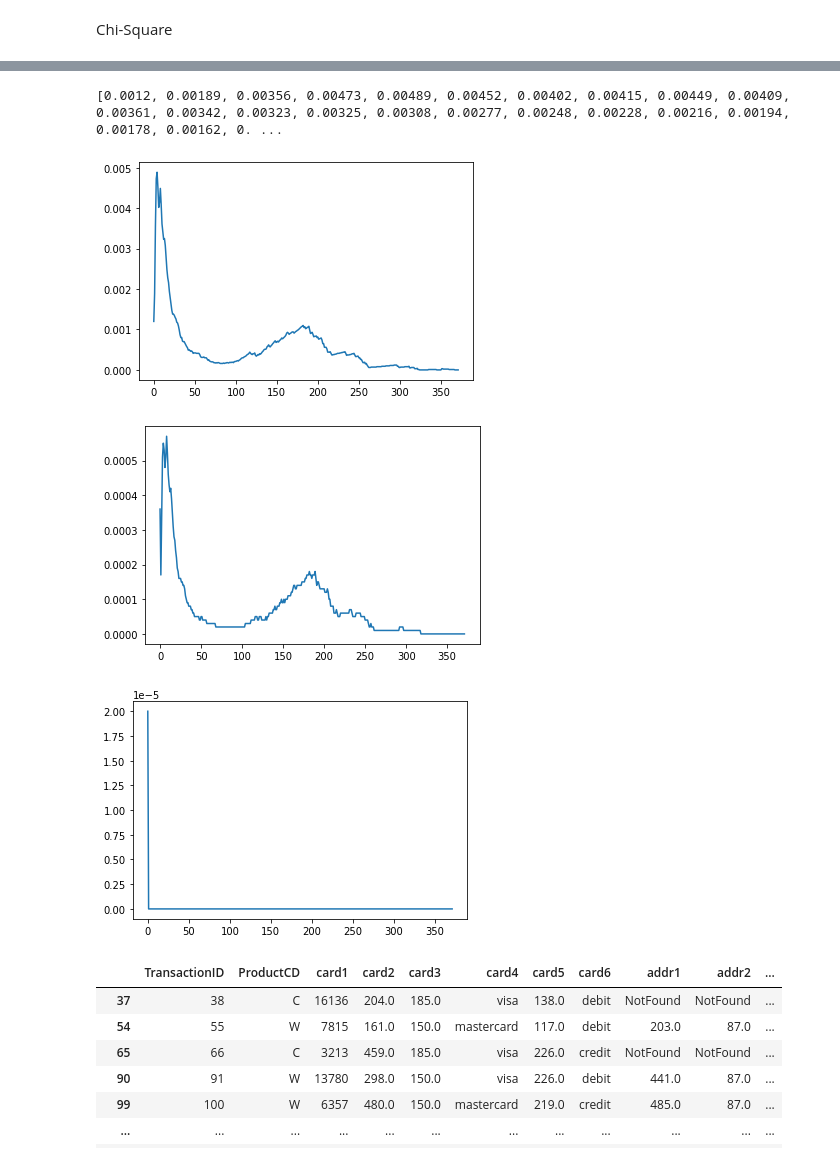
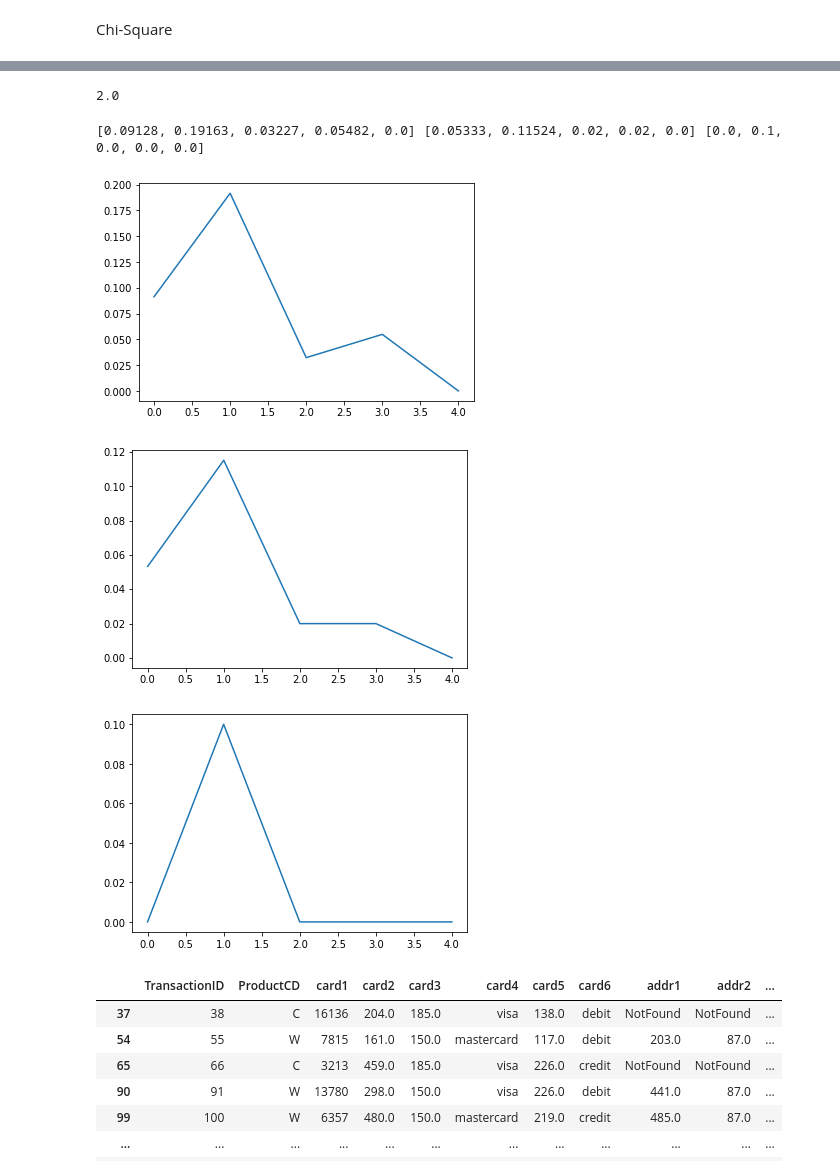
Before and after one commit to YinQingYuanQue/HM1_DT_CS529, a Jupyter notebook: HM1.ipynb, the cells around one changed output, grey strips where cells are left out. Drawn from its saved outputs; the diff is of its cells as text; code cells hidden in the pictures.

```diff
--- a/HM1.ipynb
+++ b/HM1.ipynb
@@ -144,8 +145,8 @@ def IG(Input_Dataframe, Split_feature, IG_methods): #IG_methods = 'Gini'/ 'Entro
       tmp_Input_Dataframe.loc[tmp_Input_Dataframe[Split_feature] > i,'Num_Cat'] = 1
       IG_feature_Num.append(IG(tmp_Input_Dataframe,'Num_Cat', IG_methods))
     IG_feature = max(IG_feature_Num)
-    #return [IG_feature, Sort_Input[IG_feature_Num.index(IG_feature)]]
-    return IG_feature_Num
+    return [IG_feature, Sort_Input[IG_feature_Num.index(IG_feature)]]
+    #return IG_feature_Num
 
   Impu_root = np.array(Impu_root)
   Prop_leaves = np.array(Prop_leaves)
@@ -185,21 +232,25 @@ test
+# %%
+a[1]
+# %% [output]
+2.0
 # %%
-test = train[0:40000]
+#test = train[0:40000]
 f = 'C1'
 a = IG(test,f,'Entropy')
 b = IG(test,f,'Gini')
 c = IG(test,f,'MisEr')
 fig, ax = plt.subplots()
 plt.plot(a)
 fig, ax = plt.subplots()
 plt.plot(b)
 fig, ax = plt.subplots()
 plt.plot(c)
 print (a,b,c)
 # %% [output]
-[0.0012, 0.00189, 0.00356, 0.00473, 0.00489, 0.00452, 0.00402, 0.00415, 0.00449, 0.00409, 0.00361, 0.00342, 0.00323, 0.00325, 0.00308, 0.00277, 0.00248, 0.00228, 0.00216, 0.00194, 0.00178, 0.00162, 0. ...
+[0.09128, 0.19163, 0.03227, 0.05482, 0.0] [0.05333, 0.11524, 0.02, 0.02, 0.0] [0.0, 0.1, 0.0, 0.0, 0.0]
-[figure, old version]
+[figure, new version]
-[figure, old version]
+[figure, new version]
-[figure, old version]
+[figure, new version]
 # %%
 test[test[Target] == 1]
 # %% [output]
```
Also changed, not shown: parts of 5 cells of this notebook.
